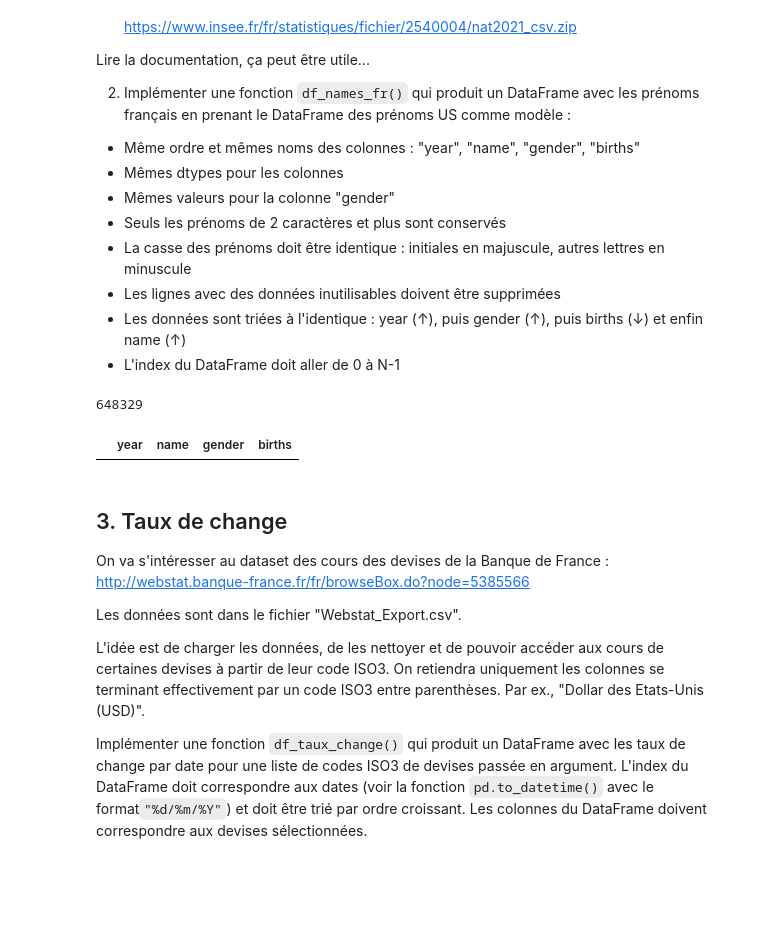
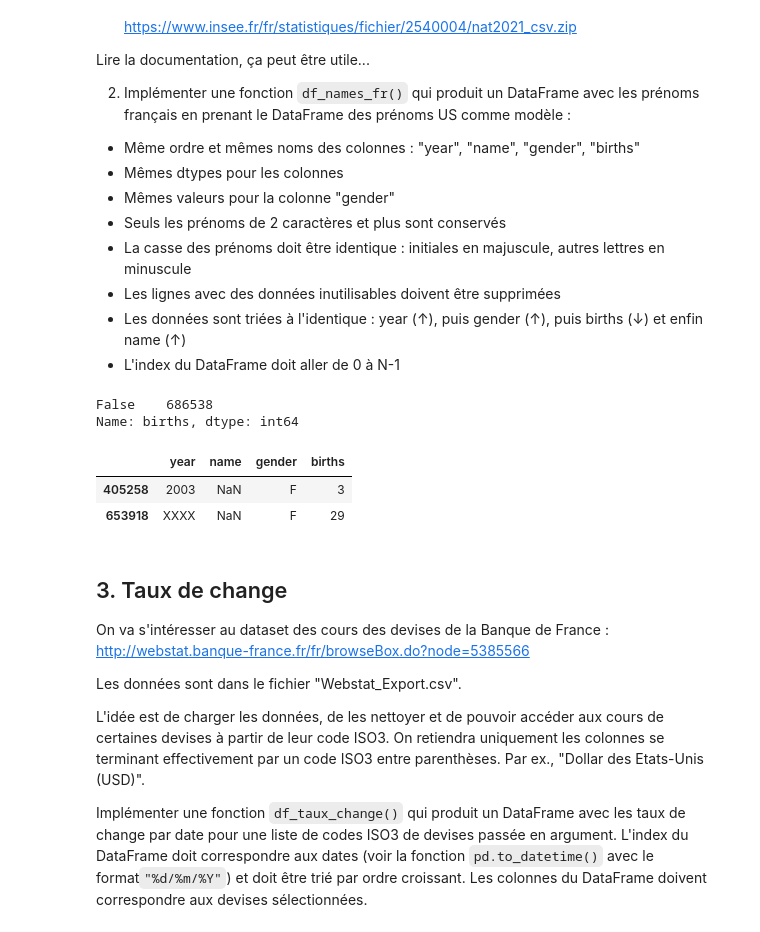
Before and after one commit to kmigadel/Project-Kit-Big-Data, a Jupyter notebook: projet3.ipynb, the cells around one changed output. Drawn from its saved outputs; the diff is of its cells as text; code cells hidden in the pictures; blank space fills up the shorter version.

```diff
--- a/projet3.ipynb
+++ b/projet3.ipynb
@@ -77,17 +77,17 @@ def df_names_fr():
     df = df[['year', 'name', 'gender', 'births']]
 
     # Mêmes valeurs pour la colonne "gender" + Mêmes dtypes pour les colonnes
-    df['gender'] = df['gender'].map({1: 'M', 2: 'F'})
+    df.gender = df.gender.map({1: 'M', 2: 'F'})
 
     # Seuls les prénoms de 2 caractères et plus sont conservés (df = df.drop([(df["name"].str.len() >= 2)])
     # df = df.drop(df[(df["name"].str.len() <= 1)].index)
-    df = df[(df.name.str.len() >= 2)]
+    # df = df[(df.name.str.len() >= 2)]
 
     # La casse des prénoms doit être identique : initiales en majuscule, autres lettres en minuscule
-    df["name"] = df["name"].str.title()
+    df.name = df.name.str.title()
 
     # Les lignes avec des données inutilisables doivent être supprimées
-    df = df[(df.name != '_Prenoms_Rares')&(df.year != 'XXXX')]
+    # df = df[(df.name != '_Prenoms_Rares')&(df.year != 'XXXX')]
 
     # Les données sont triées à l'identique : year (↑), puis gender (↑), puis births (↓) et enfin name (↑)
     df = df.sort_values(by = ['year', 'gender', 'births', 'name'], ascending = [True, True, False, True])
@@ -96,18 +96,23 @@ def df_names_fr():
     df.index = pd.RangeIndex(start=0, stop=len(df))
 
     return df
+# %%
+df = pd.read_csv("nat2021.csv", sep=";")
+df.rename(columns = {'sexe':'gender', 'preusuel':'name', 'annais':'year', 'nombre':'births'}, inplace = True)
+df = df[['year', 'name', 'gender', 'births']]
+df.gender = df.gender.map({1: 'M', 2: 'F'})
+df.births.isna().value_counts()
+# %% [output]
+False    686538
+Name: births, dtype: int64
 # %%
 df_fr = df_names_fr()
 na_values = df_fr[df_fr.name.isna()]
 na_values
-len(df_fr)
 # %% [output]
-648329
+|  | year | name | gender | births |
+| 405258 | 2003 | NaN | F | 3 |
+| 653918 | XXXX | NaN | F | 29 |
-# %%
-d = df_fr[df_fr.name.isnull()]
-d
-# %% [output]
-|  | year | name | gender | births |
 # %% [markdown]
 ## 3. Taux de change
 
```
Also changed, not shown: parts of 2 cells of this notebook.
